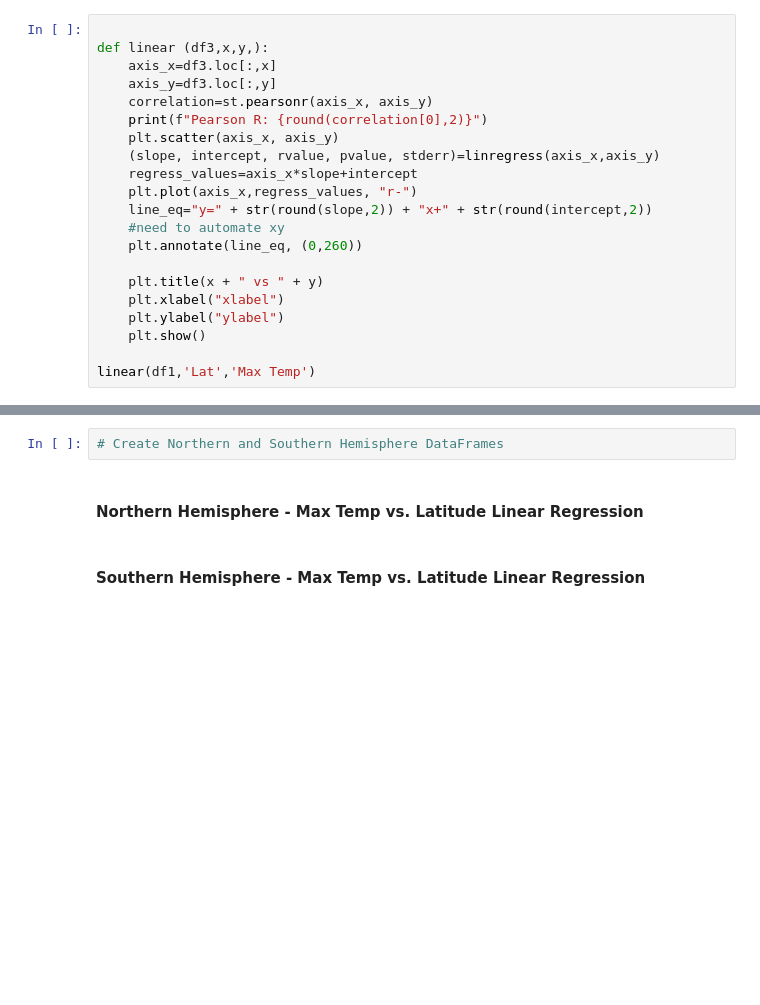
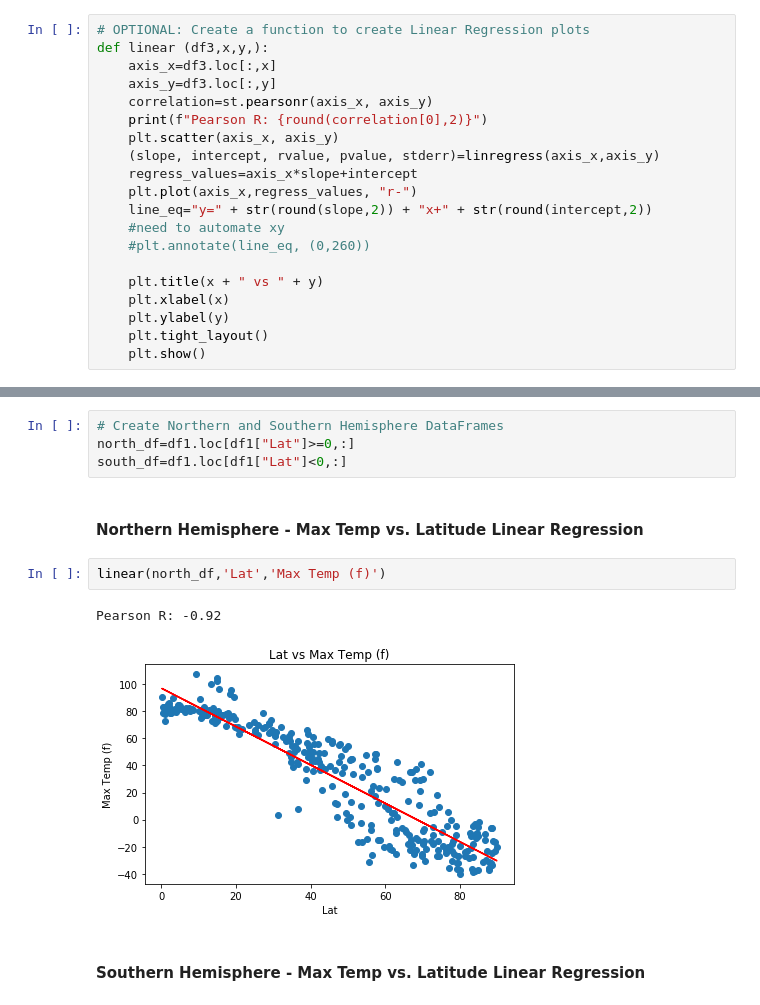
Before and after one commit to BeLacy87/python-API-challenge, a Jupyter notebook: WeatherPY/WeatherPy.ipynb, the cells around one changed output, grey strips where cells are left out. Saved outputs shown, nothing was run; the diff lists cells and outputs as text; blank space fills up the shorter version.

```diff
--- a/WeatherPY/WeatherPy.ipynb
+++ b/WeatherPY/WeatherPy.ipynb
@@ -161,7 +224,7 @@ plt.show()
 # %% [markdown]
 ## Linear Regression
 # %%
-
+# OPTIONAL: Create a function to create Linear Regression plots
 def linear (df3,x,y,):
     axis_x=df3.loc[:,x]
     axis_y=df3.loc[:,y]
@@ -173,11 +236,10 @@ def linear (df3,x,y,):
     plt.plot(axis_x,regress_values, "r-")
     line_eq="y=" + str(round(slope,2)) + "x+" + str(round(intercept,2))
     #need to automate xy
-    plt.annotate(line_eq, (0,260))
+    #plt.annotate(line_eq, (0,260))
 
     plt.title(x + " vs " + y)
-    plt.xlabel("xlabel")
-    plt.ylabel("ylabel")
+    plt.xlabel(x)
+    plt.ylabel(y)
+    plt.tight_layout()
     plt.show()
-
-linear(df1,'Lat','Max Temp')
@@ -192,6 +246,13 @@ Pearson R: -0.6
 # %%
 # Create Northern and Southern Hemisphere DataFrames
+north_df=df1.loc[df1["Lat"]>=0,:]
+south_df=df1.loc[df1["Lat"]<0,:]
 # %% [markdown]
 ####  Northern Hemisphere - Max Temp vs. Latitude Linear Regression
+# %%
+linear(north_df,'Lat','Max Temp (f)')
+# %% [output]
+Pearson R: -0.92
+[figure, added]
 # %% [markdown]
 ####  Southern Hemisphere - Max Temp vs. Latitude Linear Regression
```
Also changed, not shown: parts of 19 cells of this notebook.
